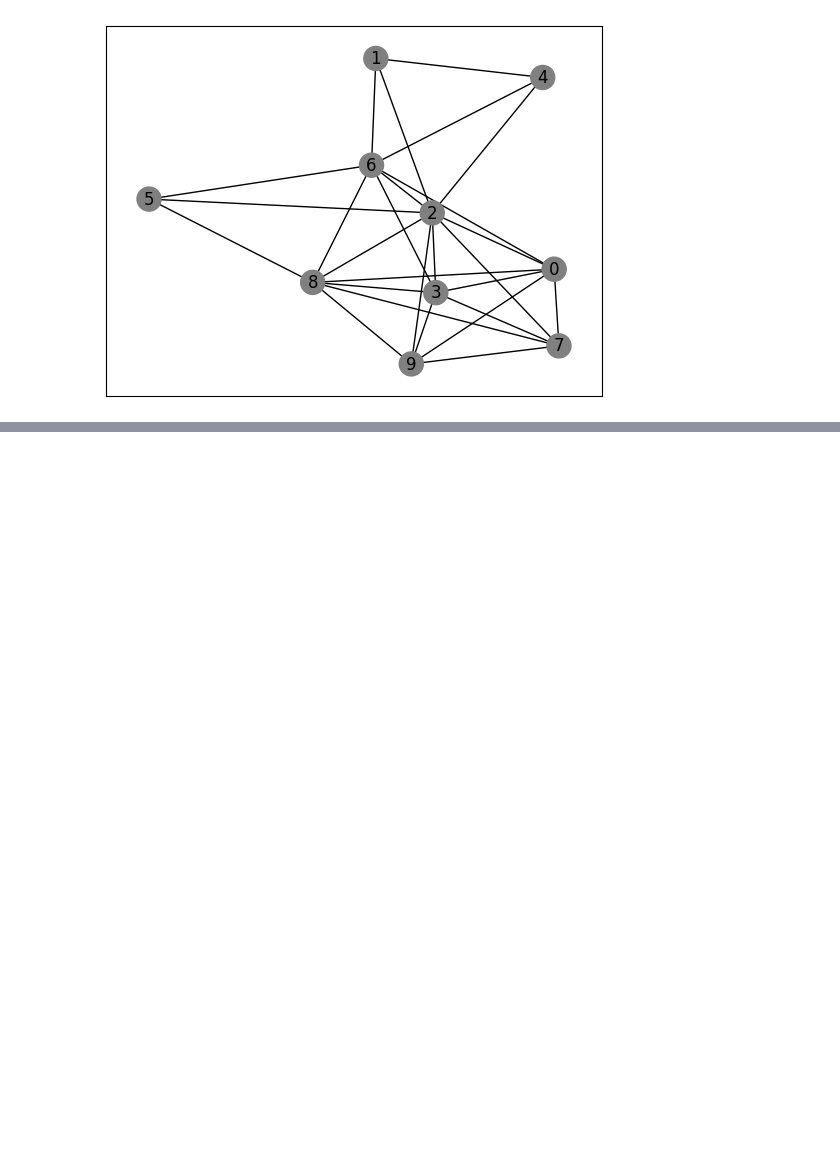
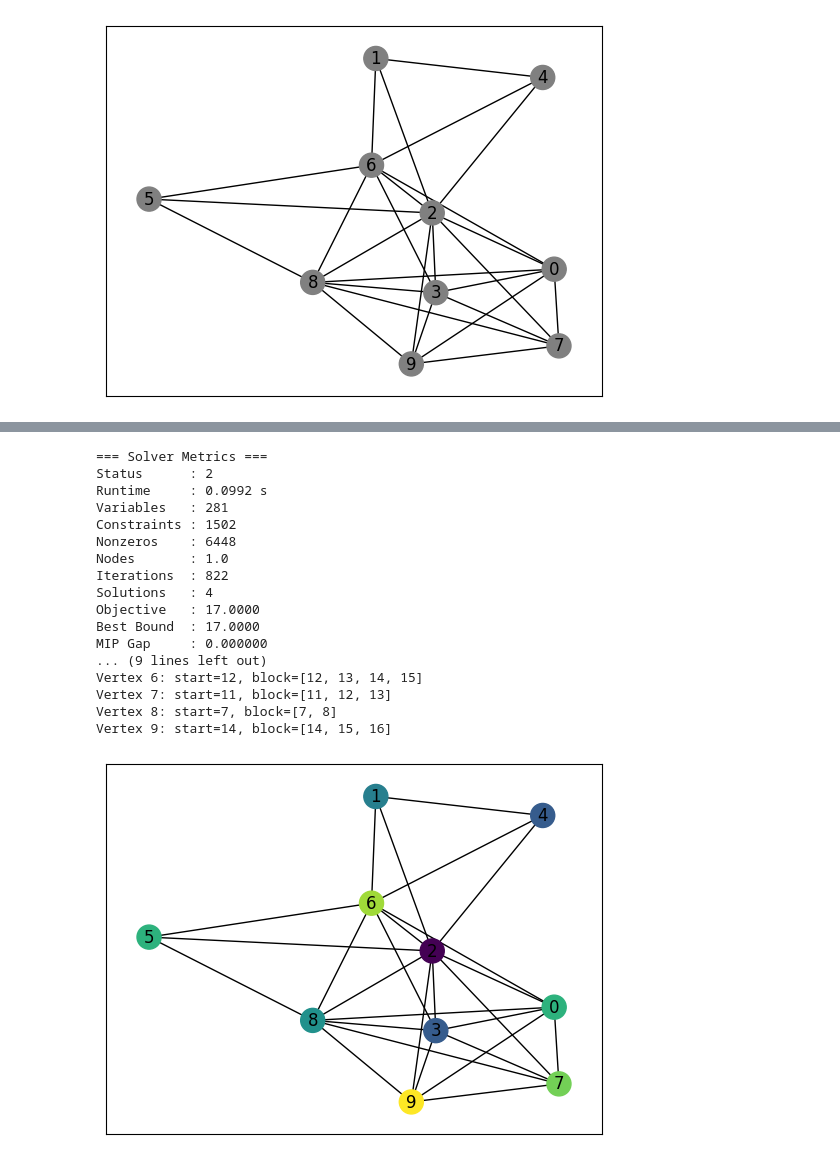
Before and after one commit to camilosm/cma, a Jupyter notebook: cma.ipynb, the cells around one changed output, grey strips where cells are left out. Cells and saved outputs as stored; diff of their text form; code cells hidden in the pictures; blank space fills up the shorter version.

```diff
--- a/cma.ipynb
+++ b/cma.ipynb
@@ -21,0 +40,24 @@ plot_graph(G)
+# %%
+from gurobi import consecutive_coloring as cc
+G = cg.copy()
+cc(G)
+plot_graph(G)
+# %% [output]
+=== Solver Metrics ===
+Status      : 2
+Runtime     : 0.0992 s
+Variables   : 281
+Constraints : 1502
+Nonzeros    : 6448
+Nodes       : 1.0
+Iterations  : 822
+Solutions   : 4
+Objective   : 17.0000
+Best Bound  : 17.0000
+MIP Gap     : 0.000000
+... (9 lines left out)
+Vertex 6: start=12, block=[12, 13, 14, 15]
+Vertex 7: start=11, block=[11, 12, 13]
+Vertex 8: start=7, block=[7, 8]
+Vertex 9: start=14, block=[14, 15, 16]
+[figure, added]
```
Also changed, not shown: parts of 2 cells of this notebook.
